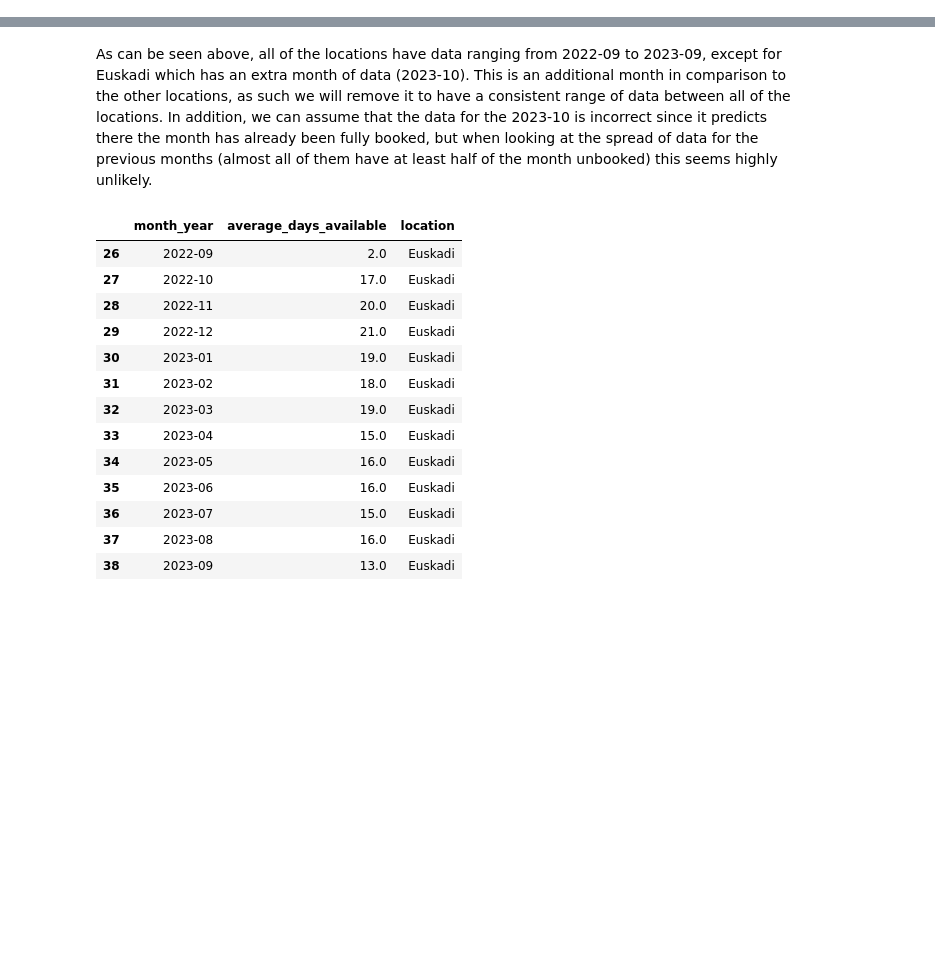
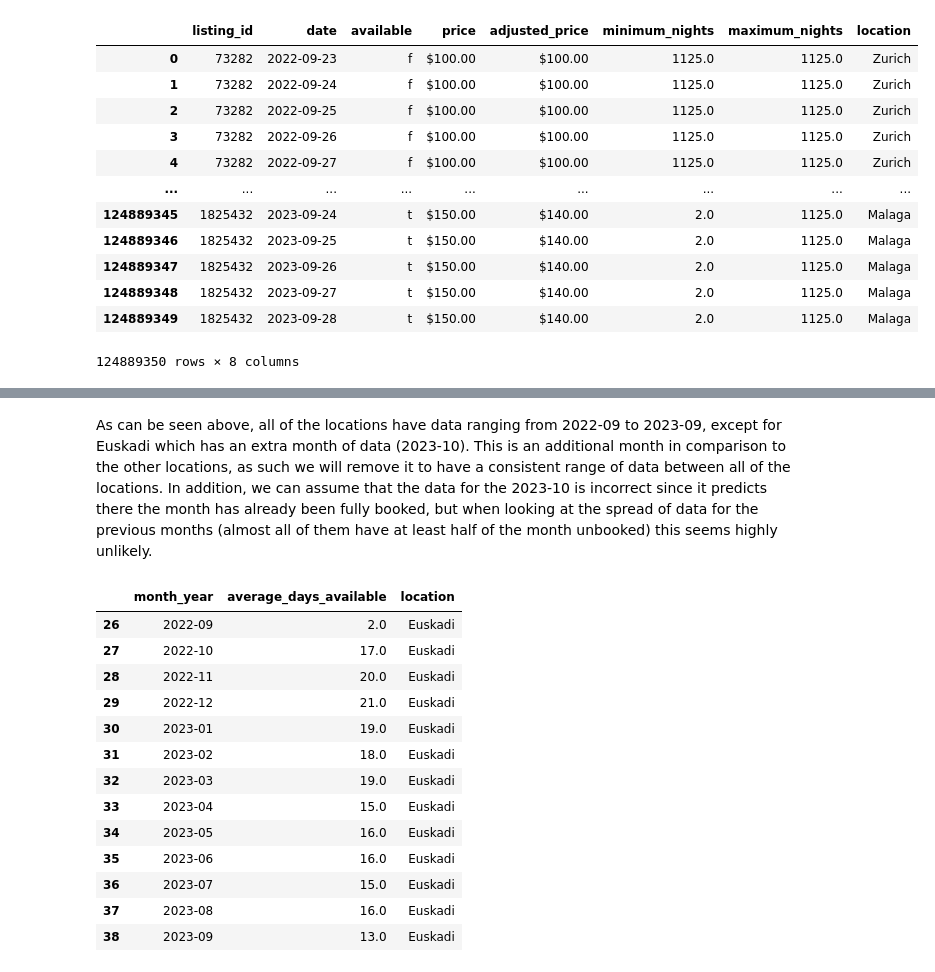
Before and after one commit to chidima-asika/touristic-properties-analysis, a Jupyter notebook: the_code.ipynb, the cells around one changed output, grey strips where cells are left out. Cells and saved outputs as stored; diff of their text form; code cells hidden in the pictures; blank space fills up the shorter version.

```diff
--- a/the_code.ipynb
+++ b/the_code.ipynb
@@ -38,3 +55,19 @@ all_calendar_df = pd.concat(calendar_df, ignore_index=True)
+# %%
+all_calendar_df
+# %% [output]
+|  | listing_id | date | available | price | adjusted_price | minimum_nights | maximum_nights | location |
+| 0 | 73282 | 2022-09-23 | f | $100.00 | $100.00 | 1125.0 | 1125.0 | Zurich |
+| 1 | 73282 | 2022-09-24 | f | $100.00 | $100.00 | 1125.0 | 1125.0 | Zurich |
+| 2 | 73282 | 2022-09-25 | f | $100.00 | $100.00 | 1125.0 | 1125.0 | Zurich |
+| 3 | 73282 | 2022-09-26 | f | $100.00 | $100.00 | 1125.0 | 1125.0 | Zurich |
+| 4 | 73282 | 2022-09-27 | f | $100.00 | $100.00 | 1125.0 | 1125.0 | Zurich |
+| ... | ... | ... | ... | ... | ... | ... | ... | ... |
+| 124889345 | 1825432 | 2023-09-24 | t | $150.00 | $140.00 | 2.0 | 1125.0 | Malaga |
+| 124889346 | 1825432 | 2023-09-25 | t | $150.00 | $140.00 | 2.0 | 1125.0 | Malaga |
+| 124889347 | 1825432 | 2023-09-26 | t | $150.00 | $140.00 | 2.0 | 1125.0 | Malaga |
+| 124889348 | 1825432 | 2023-09-27 | t | $150.00 | $140.00 | 2.0 | 1125.0 | Malaga |
+| 124889349 | 1825432 | 2023-09-28 | t | $150.00 | $140.00 | 2.0 | 1125.0 | Malaga |
+124889350 rows × 8 columns
 # %%
 ####################### DO ALL OF THE DATA VERIFICATION STUFF HERE ###############################
 
```
Also changed, not shown: parts of 4 cells of this notebook.
